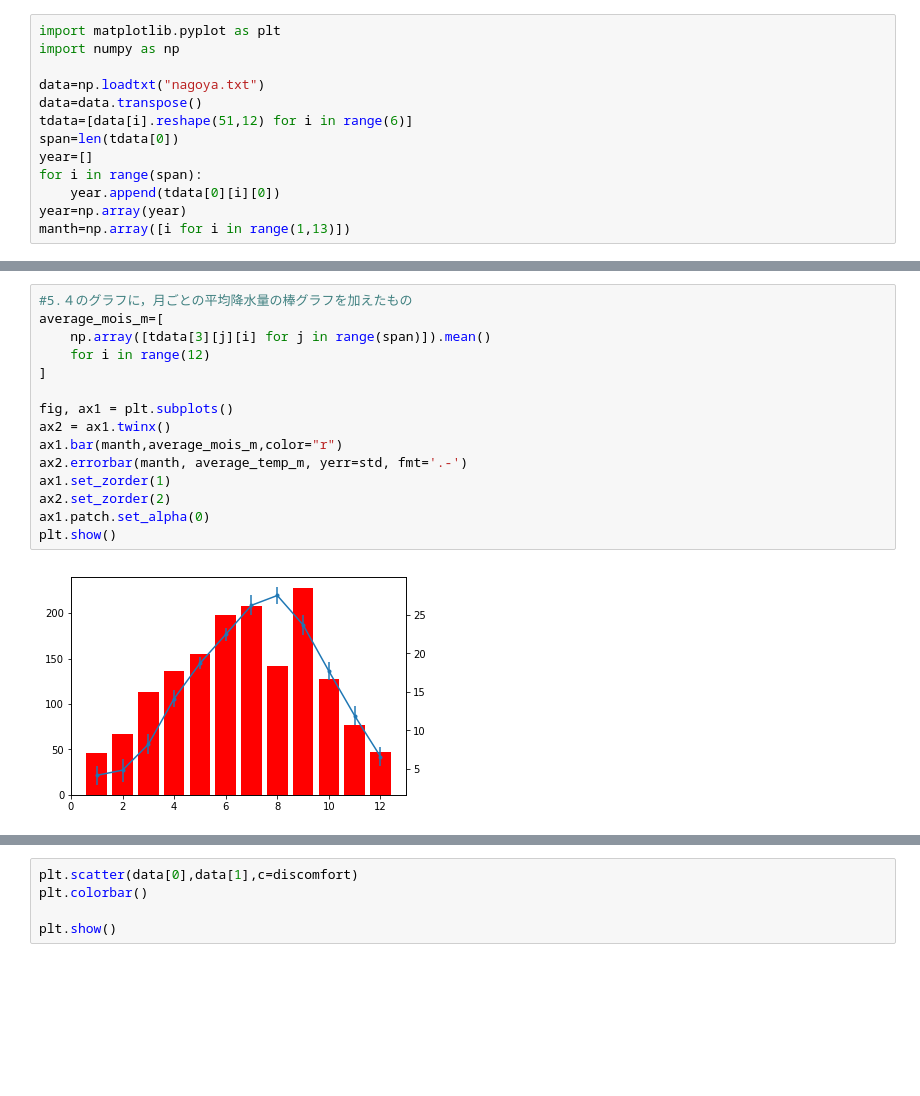
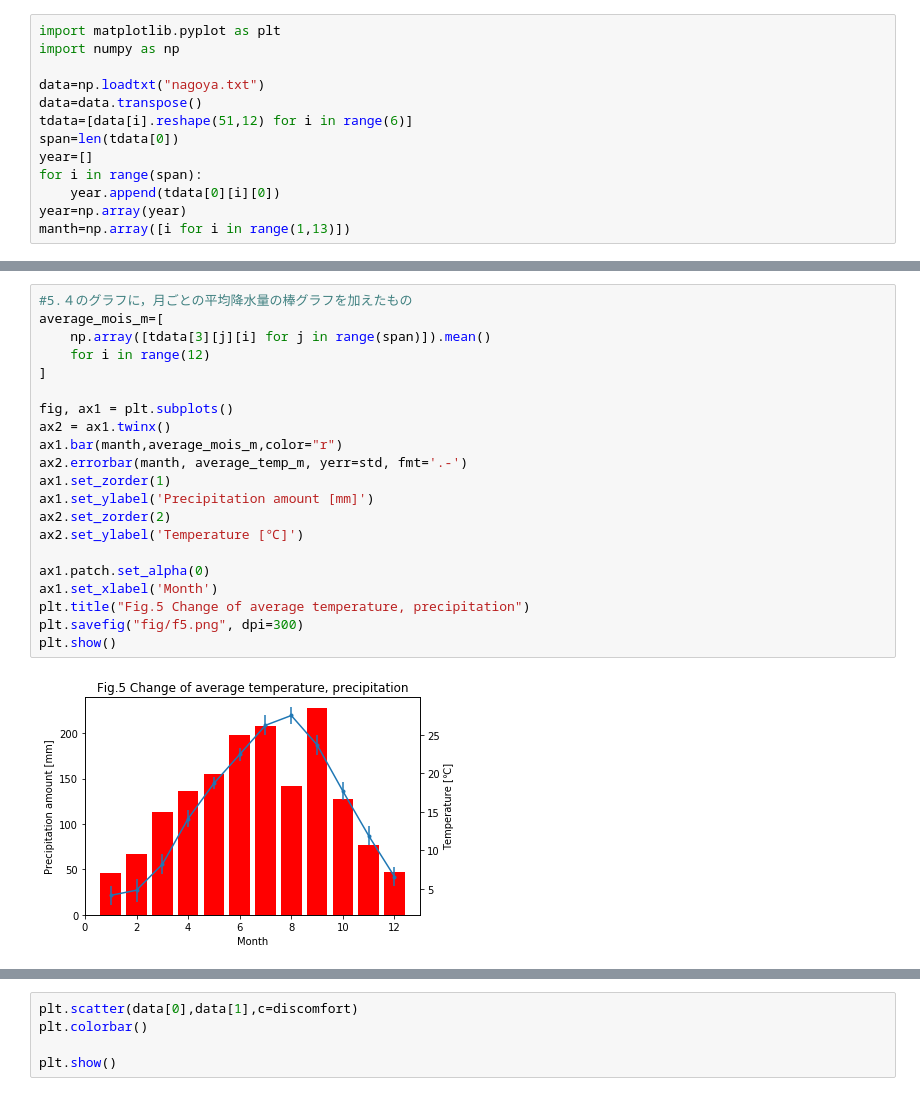
Before and after one commit to TakaakiKodama/Thu1, a Jupyter notebook: 0520/0528.ipynb, the cells around one changed output, grey strips where cells are left out. Drawn from its saved outputs; the diff is of its cells as text; blank space fills up the shorter version.

```diff
--- a/0520/0528.ipynb
+++ b/0520/0528.ipynb
@@ -49,20 +65,26 @@ plt.show()
 # %%
 #5.４のグラフに，月ごとの平均降水量の棒グラフを加えたもの
 average_mois_m=[
     np.array([tdata[3][j][i] for j in range(span)]).mean()
     for i in range(12)
 ]
 
 fig, ax1 = plt.subplots()
 ax2 = ax1.twinx()
 ax1.bar(manth,average_mois_m,color="r")
 ax2.errorbar(manth, average_temp_m, yerr=std, fmt='.-')
 ax1.set_zorder(1)
+ax1.set_ylabel('Precipitation amount [mm]')
 ax2.set_zorder(2)
+ax2.set_ylabel('Temperature [℃]')
+
 ax1.patch.set_alpha(0)
+ax1.set_xlabel('Month')
+plt.title("Fig.5 Change of average temperature, precipitation")
+plt.savefig("fig/f5.png", dpi=300)
 plt.show()
 # %% [output]
-[figure, old version]
+[figure, new version]
 # %%
 #6. 全年にわたる，平均気温が5度未満，5度以上25度未満，25度以上の割合を表す円グラフ
 u5=0
```
Also changed, not shown: parts of 7 cells of this notebook, 10 other files.
